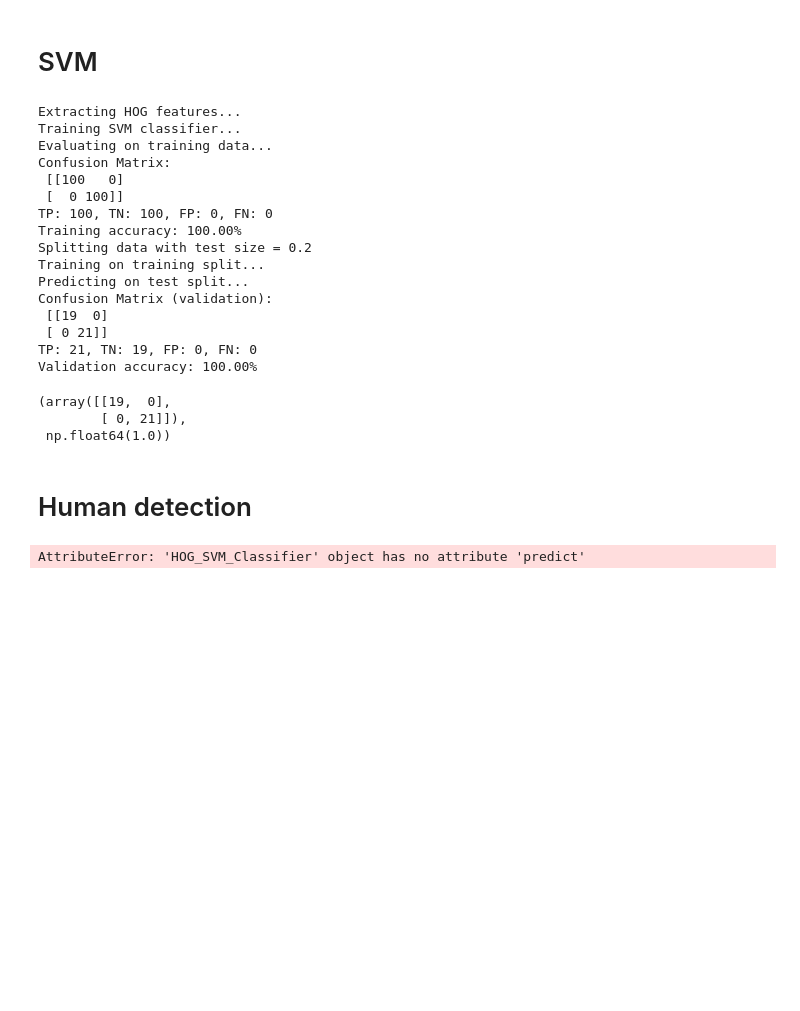
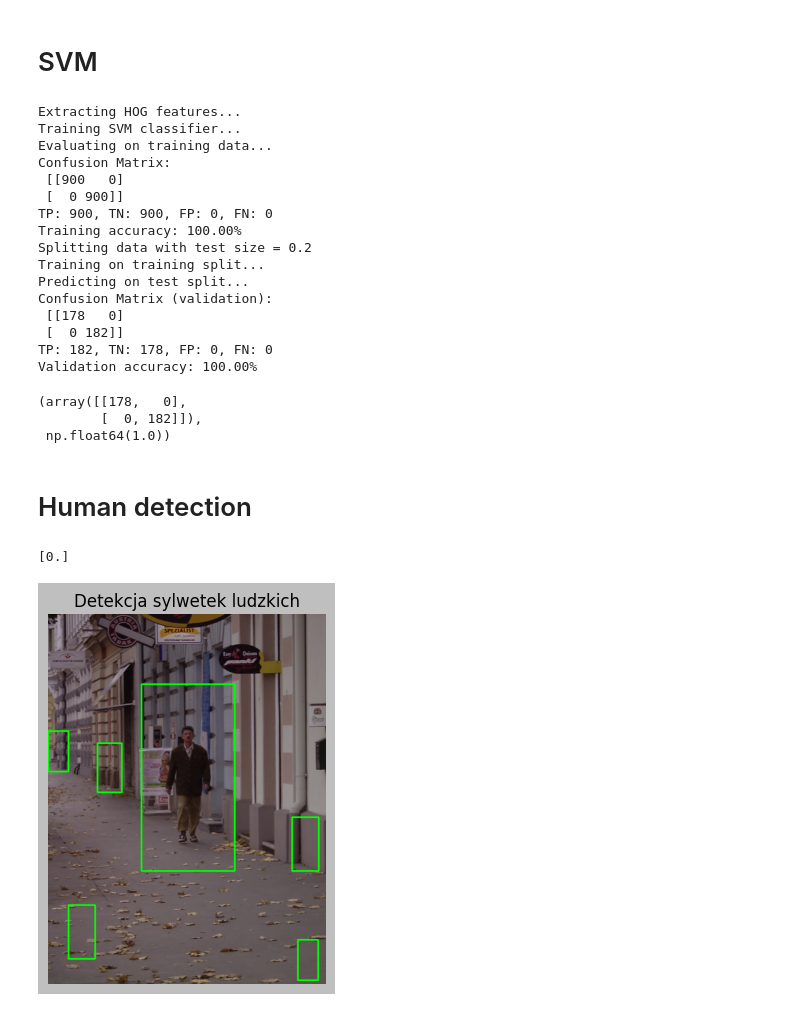
Before and after one commit to jrosa02/ZAW-2025S, a Jupyter notebook: lab11_hog/main.ipynb, the cells around one changed output. Saved outputs shown, nothing was run; the diff lists cells and outputs as text; code cells hidden in the pictures; blank space fills up the shorter version.

```diff
--- a/lab11_hog/main.ipynb
+++ b/lab11_hog/main.ipynb
@@ -171,7 +174,7 @@ Długość wektora: 3780
 class HOG_SVM_Classifier:
     def __init__(self, hog_obj, pos_path='train/pos', neg_path='train/neg',
                  pos_prefix='per', neg_prefix='neg', pos_ext='.ppm', neg_ext='.png',
-                 n_samples=100, cell_size=8):
+                 n_samples=200, cell_size=8):
         self.hog = hog_obj
         self.pos_path = pos_path
         self.neg_path = neg_path
@@ -263,7 +266,7 @@ class HOG_SVM_Classifier:
 
 
 hog = HOG()
-classifier = HOG_SVM_Classifier(hog)
+classifier = HOG_SVM_Classifier(hog, n_samples=900)
 classifier.extract_hog_features()
 classifier.train()
 classifier.evaluate()
@@ -273,18 +276,18 @@ Extracting HOG features...
 Training SVM classifier...
 Evaluating on training data...
 Confusion Matrix:
- [[100   0]
- [  0 100]]
-TP: 100, TN: 100, FP: 0, FN: 0
+ [[900   0]
+ [  0 900]]
+TP: 900, TN: 900, FP: 0, FN: 0
 Training accuracy: 100.00%
 Splitting data with test size = 0.2
 Training on training split...
 Predicting on test split...
 Confusion Matrix (validation):
- [[19  0]
- [ 0 21]]
-TP: 21, TN: 19, FP: 0, FN: 0
+ [[178   0]
+ [  0 182]]
+TP: 182, TN: 178, FP: 0, FN: 0
 Validation accuracy: 100.00%
-(array([[19,  0],
-        [ 0, 21]]),
+(array([[178,   0],
+        [  0, 182]]),
  np.float64(1.0))
@@ -369,12 +427,17 @@ class HumanDetector:
 # %%
-image = cv2.imread("test/testImage1.png")
+# image = cv2.imread("train/pos/per00004.ppm")
+image = cv2.imread("test/testImage2.png")
 
-detector = HumanDetector(classifier)
-detections, image_with_boxes = detector.detect_multiscale(image, visualize=True)
+descriptor = classifier.compute_descriptor(image)
+print(classifier.clf.predict(descriptor.reshape(1, -1)))
+
+detector = HumanDetector(classifier, step_size=8, window_size=(32, 64), scale_factor=1.1)
+detections, image_with_boxes = detector.detect_multiscale(image, visualize=True, multiscale=True)
 
 plt.imshow(cv2.cvtColor(image_with_boxes, cv2.COLOR_BGR2RGB))
 plt.title("Detekcja sylwetek ludzkich")
 plt.axis('off')
 plt.show()
 # %% [output]
-AttributeError: 'HOG_SVM_Classifier' object has no attribute 'predict'
+[0.]
+[figure, added]
```
Also changed, not shown: parts of 4 cells of this notebook, 1 other file.
